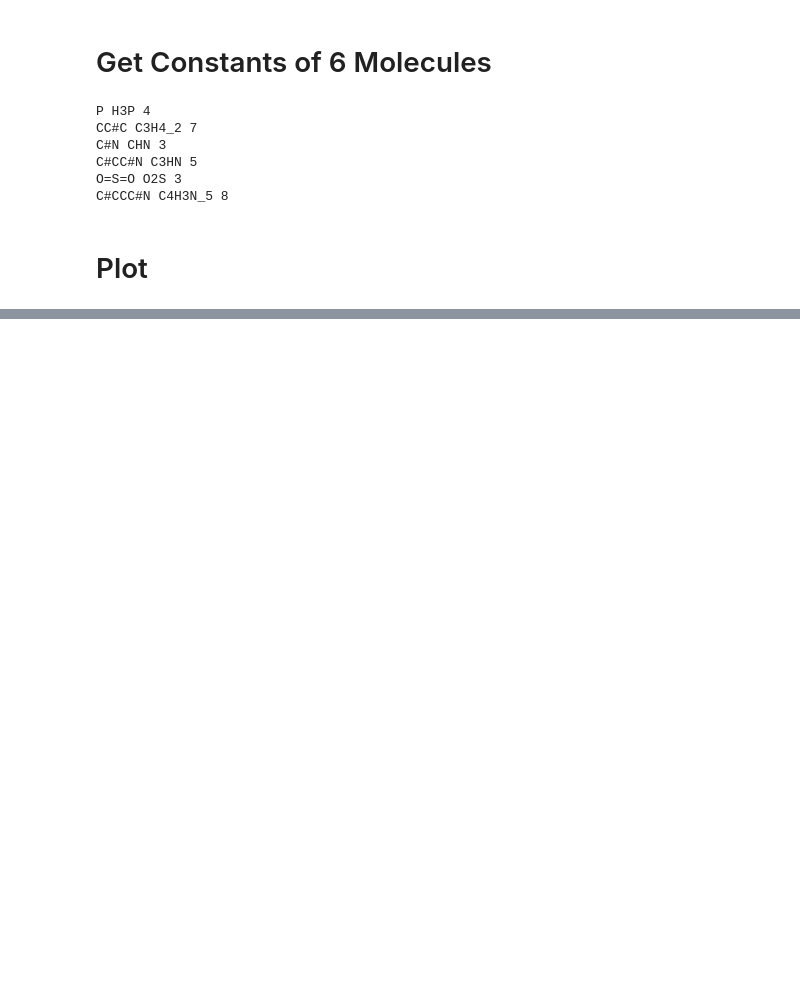
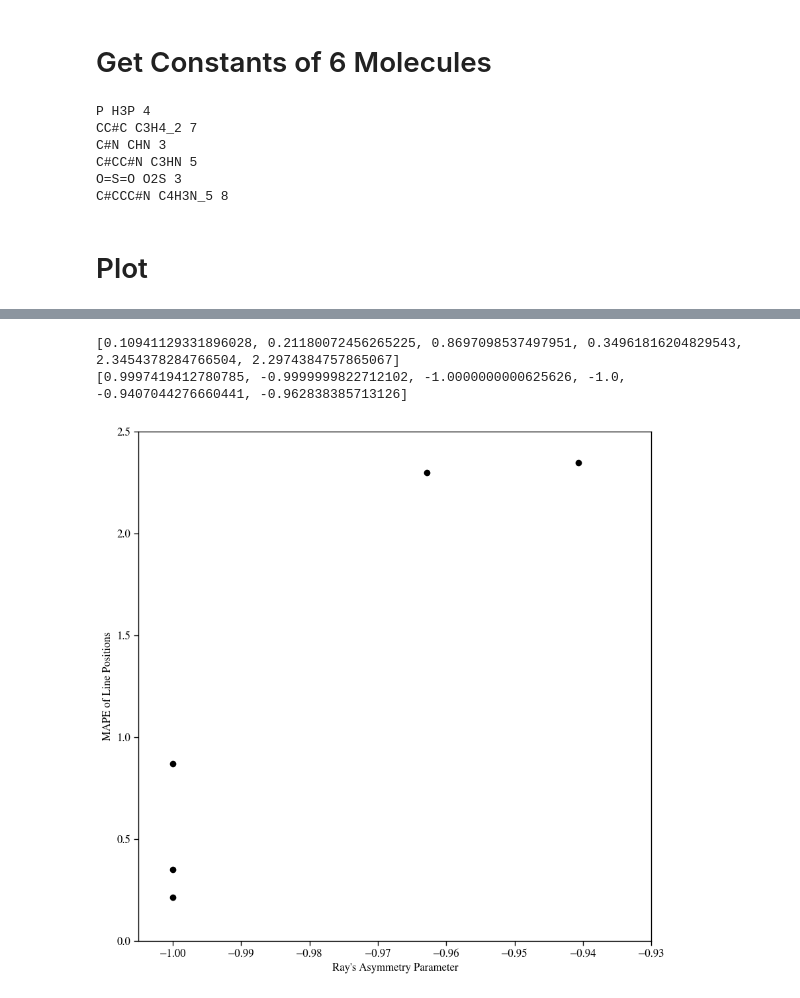
Before and after one commit to mpettyjo/4_BigData, a Jupyter notebook: Plots/RotationalSpec_Compareto_CDMS_JPL.ipynb, the cells around one changed output, grey strips where cells are left out. Cells and saved outputs as stored; diff of their text form; code cells hidden in the pictures; blank space fills up the shorter version.

```diff
--- a/Plots/RotationalSpec_Compareto_CDMS_JPL.ipynb
+++ b/Plots/RotationalSpec_Compareto_CDMS_JPL.ipynb
@@ -581,0 +610,30 @@ RotConts:  0.6685493357508013 0.0964872508900807 0.0856566340137883
+# %%
+fig, ax = plt.subplots(1,1)
+fig.subplots_adjust(wspace=0.1)
+fig.subplots_adjust(hspace=0.1)
+# source_line = Line2D([0], [0], label='CDMS Catalog', color='grey')
+# scaled_harm = Line2D([0], [0], label='Simulated', color='steelblue')
+# handles_mc = [scaled_harm,source_line]
+
+ax.set_xlim(-1.005,-.93)
+ax.set_ylim(0,2.5)
+# ax.legend(handles= handles_mc, ncol = 1, frameon=False, loc = 'upper left')
+# ax.plot(k_list,MAPE_4_list,'ko',label=r'J $<$ 4')
+# ax.plot(k_list,MAPE_6_list,'r*',label=r'J $<$ 6')
+# ax.plot(k_list,MAPE_10_list,'y^',label=r'J $<$ 10')
+# ax.plot(k_list,MAPE_20_list,'bs',label=r'J $<$ 20')
+# ax.plot(k_list,MAPE_30_list,'gd',label=r'J $<$ 30')
+
+ax.plot(k_list,MAPE_all_list,'ko')
+ax.set_xlabel("Ray's Asymmetry Parameter")
+ax.set_ylabel("MAPE of Line Positions")
+print(MAPE_all_list)
+print(k_list)
+
+# plt.legend(loc='lower right')
+fig.savefig('MAPE_LinePos_RaysAsymmParam.pdf')
+plt.show()
+# %% [output]
+[0.10941129331896028, 0.21180072456265225, 0.8697098537497951, 0.34961816204829543, 2.3454378284766504, 2.2974384757865067]
+[0.9997419412780785, -0.9999999822712102, -1.0000000000625626, -1.0, -0.9407044276660441, -0.962838385713126]
+[figure, added]
```
Also changed, not shown: parts of 9 cells of this notebook.
